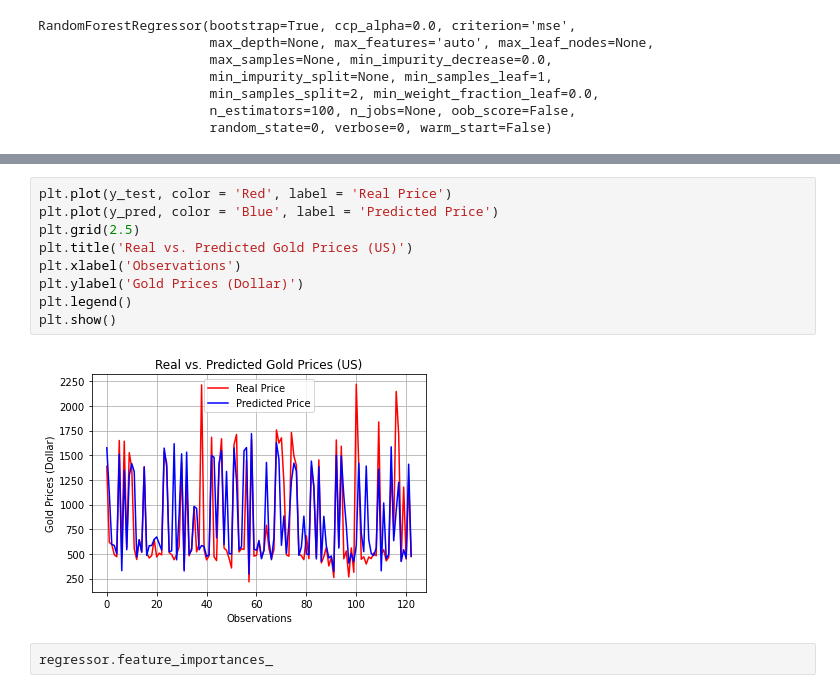
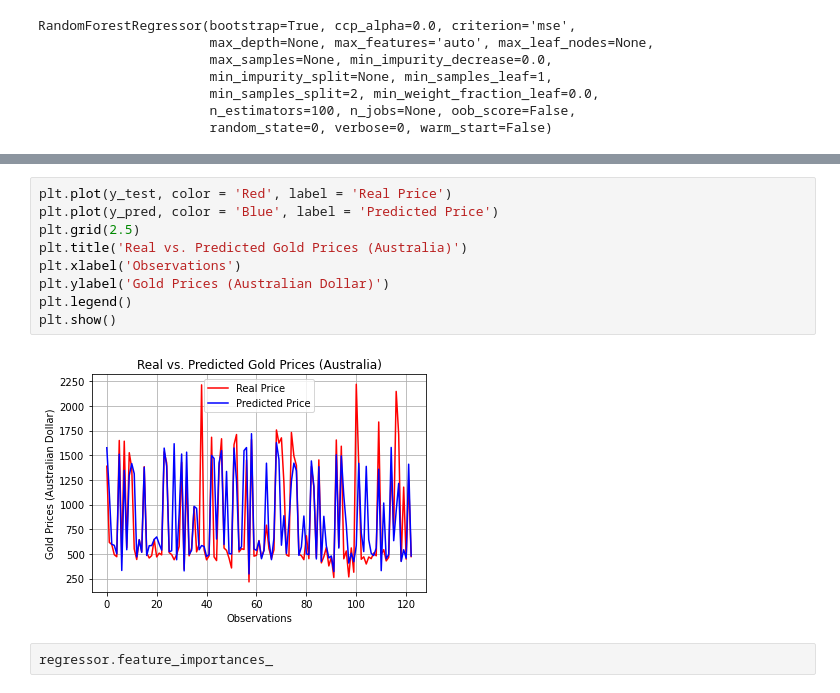
Before and after one commit to cjvilla/Gold-Projections, a Jupyter notebook: Code/RandomForestRegressor.ipynb, the cells around one changed output, grey strips where cells are left out. Drawn from its saved outputs; the diff is of its cells as text.

```diff
--- a/Code/RandomForestRegressor.ipynb
+++ b/Code/RandomForestRegressor.ipynb
@@ -473,14 +480,14 @@ RMAE :   384.3148590843271
 # %%
 plt.plot(y_test, color = 'Red', label = 'Real Price')
 plt.plot(y_pred, color = 'Blue', label = 'Predicted Price')
 plt.grid(2.5)
-plt.title('Real vs. Predicted Gold Prices (US)')
+plt.title('Real vs. Predicted Gold Prices (Australia)')
 plt.xlabel('Observations')
-plt.ylabel('Gold Prices (Dollar)')
+plt.ylabel('Gold Prices (Australian Dollar)')
 plt.legend()
 plt.show()
 # %% [output]
-[figure, old version]
+[figure, new version]
 # %%
 regressor.feature_importances_
 # %% [output]
```
Also changed, not shown: parts of 13 cells of this notebook.
